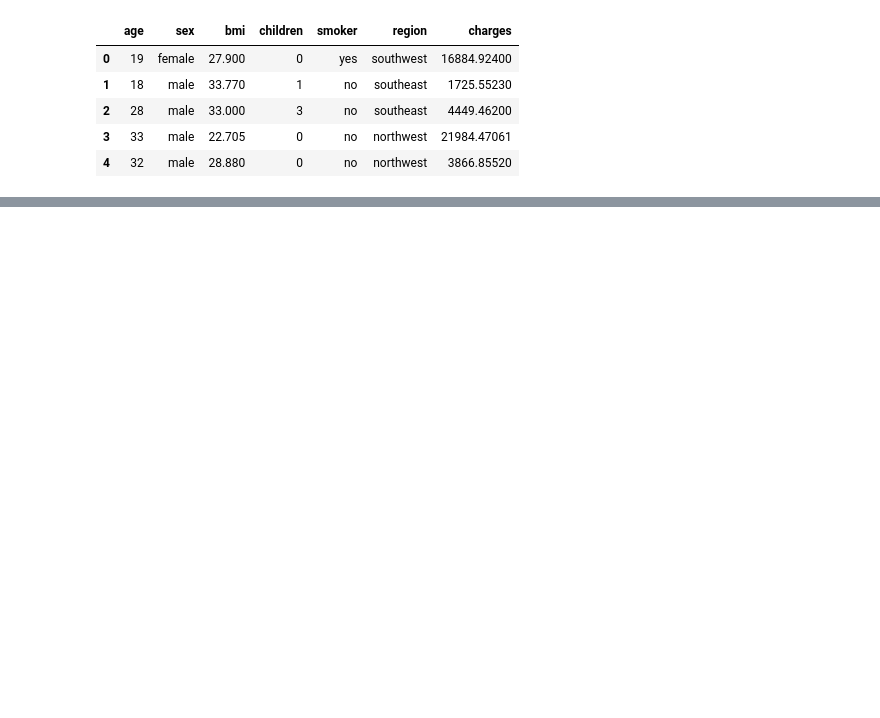
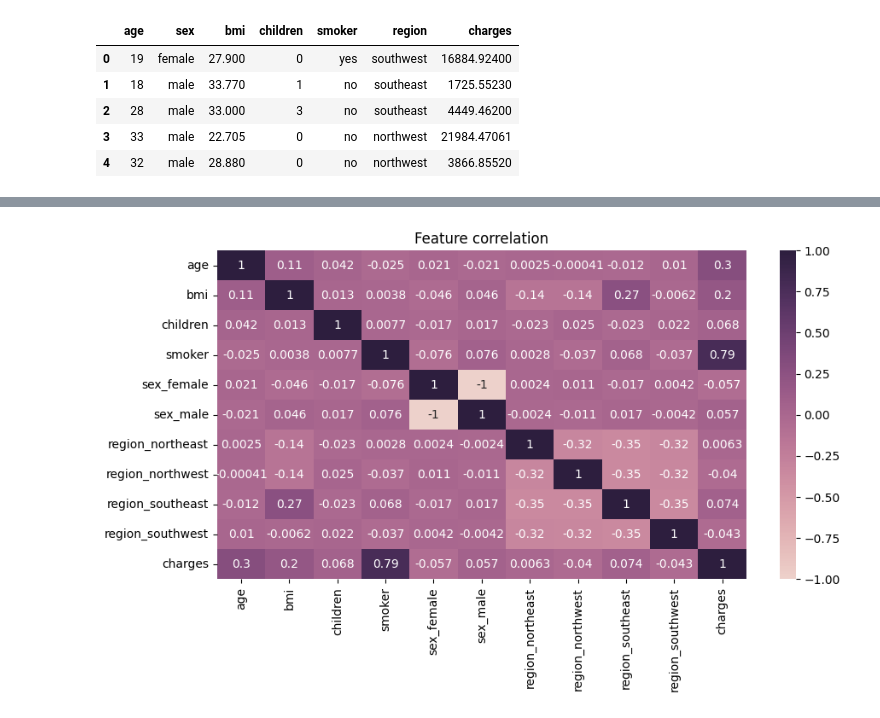
Before and after one commit to N-Boucher/NB_DS_Portfolio, a Jupyter notebook: notebooks/Medical Cost Model.ipynb, the cells around one changed output, grey strips where cells are left out. Saved outputs shown, nothing was run; the diff lists cells and outputs as text; code cells hidden in the pictures; blank space fills up the shorter version.

Commit message:
Data exploration & gitignore updated

```diff
--- a/notebooks/Medical Cost Model.ipynb
+++ b/notebooks/Medical Cost Model.ipynb
@@ -33,0 +15,3 @@ data = pd.read_csv(DATA_PATH + 'Medical Cost Personal Datasets/insurance.csv')
+# %%
+DATA_PATH = '../data/'
+df = pd.read_csv(DATA_PATH + 'Medical Cost Personal Datasets/insurance.csv')
@@ -67,0 +73,26 @@ hint: See above for details.
+# %%
+from sklearn.preprocessing import LabelEncoder#, OneHotEncoder
+le = LabelEncoder()
+
+# Encode the binary variable
+# le.fit(df.smoker)
+df.smoker = le.fit_transform(df.smoker)
+
+# Encode the categorical variables
+
+df = pd.get_dummies(data=df, columns=["sex", "region"])
+df["charges"] = df.pop("charges") # placing the target variable back as the last column of the dataframe
+
+# target_var = df["charges"]
+# df.drop(columns=["charges"])
+# df["charges"] = target_var
+
+# ohe = OneHotEncoder(categorical_features = df.columns.get_indexer(["sex", "region"]))
+
+# df = ohe.fit_transform(df)
+
+# ohe.fit(df.sex)
+# df.sex = ohe.transform(df.sex)
+
+# ohe.fit(df.region)
+# df.region = ohe.transform(df.region)
@@ -67,0 +108,8 @@ hint: See above for details.
+# %%
+corr = df.corr(numeric_only=False)
+
+f, ax = pl.subplots(figsize=(10, 5))
+ax.set_title("Feature correlation")
+sns.heatmap(corr, cmap = sns.cubehelix_palette(as_cmap=True), annot= True);
+# %% [output]
+[figure, added]
```
Also changed, not shown: parts of 18 cells of this notebook, 1 other file.
